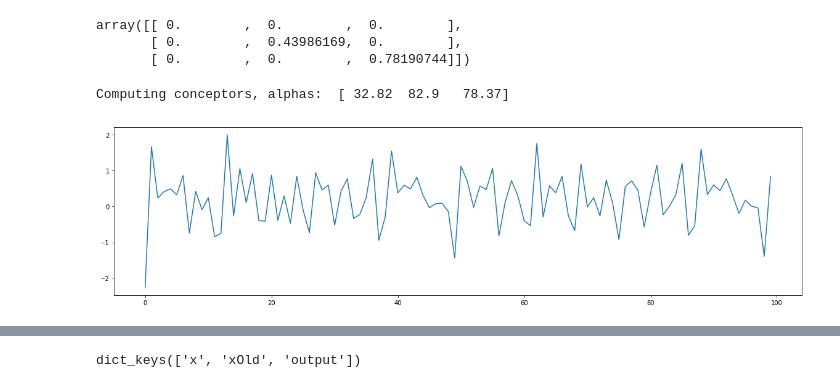
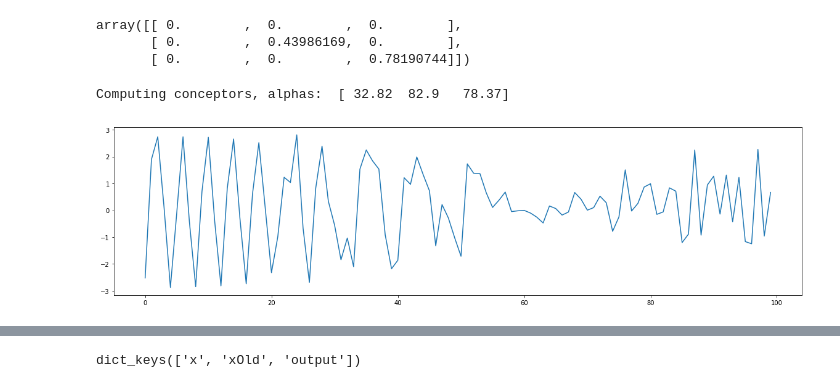
Before and after one commit to chriskiefer/chrysalisConceptors, a Jupyter notebook: Conceptor Patterns 3 CK.ipynb, the cells around one changed output, grey strips where cells are left out. Cells and saved outputs as stored; diff of their text form; code cells hidden in the pictures.

```diff
--- a/Conceptor Patterns 3 CK.ipynb
+++ b/Conceptor Patterns 3 CK.ipynb
@@ -255,36 +255,36 @@ array([[ 0.        ,  0.        ,  0.        ],
 # %%
 #run a network
 cnet2 = computeConceptors(params, loadedNets[bestNetwork], np.array([32.82, 82.9, 78.37]))
 figsize(20,5)
 runLength = 100
 
 cnet2['net']['p']['LR'] = 1
 def runNetwork():
     output = np.zeros(runLength)
     x = 0.5 * np.random.rand(cnet2['p']['N'],1)
     for n in range(runLength):
         pos = ((n / runLength * 2) - 1.0) * 2
-#         C = (cnet2['Cs'][0,0].dot(pos)) + (cnet2['Cs'][0,2].dot((1.0-pos)))
+        C = (cnet2['Cs'][0,0].dot(pos)) + (cnet2['Cs'][0,2].dot((1.0-pos)))
     #    C = (net['Cs'][0,0] * 0.5) + (net['Cs'][0,1] * 0.5)
-        C = cnet2['Cs'][0,0]
+#         C = cnet2['Cs'][0,0]
         Wsr = cnet2['net']['W'].dot(1)
 
         for i_oversample in range(1):
             Wtarget = Wsr.dot(x)
             xOld = x
             x = ((1.0-cnet2['p']['LR']) * xOld) + (cnet2['p']['LR'] * tanh(Wtarget + cnet2['net']['Wbias']))
     #         x = np.tanh(Wsr.dot(x) + cnet2['net']['Wbias'])
             x = C.dot(x)
         #x_CTestPL[:,n-p['washoutLength'],i_pattern] = x[0:3].T
         output[n] = cnet2['net']['Wout'].dot(np.concatenate((x[:,0], np.array([1]))))
 
     plot(output)
 
 runNetwork()
 # runNetwork()
 # %% [output]
 Computing conceptors, alphas:  [ 32.82  82.9   78.37]
-[figure, old version]
+[figure, new version]
 # %%
 import datetime
 str(datetime.datetime.timestamp(datetime.datetime.now()))
```
Also changed, not shown: parts of 1 cell of this notebook, 3 other files.
